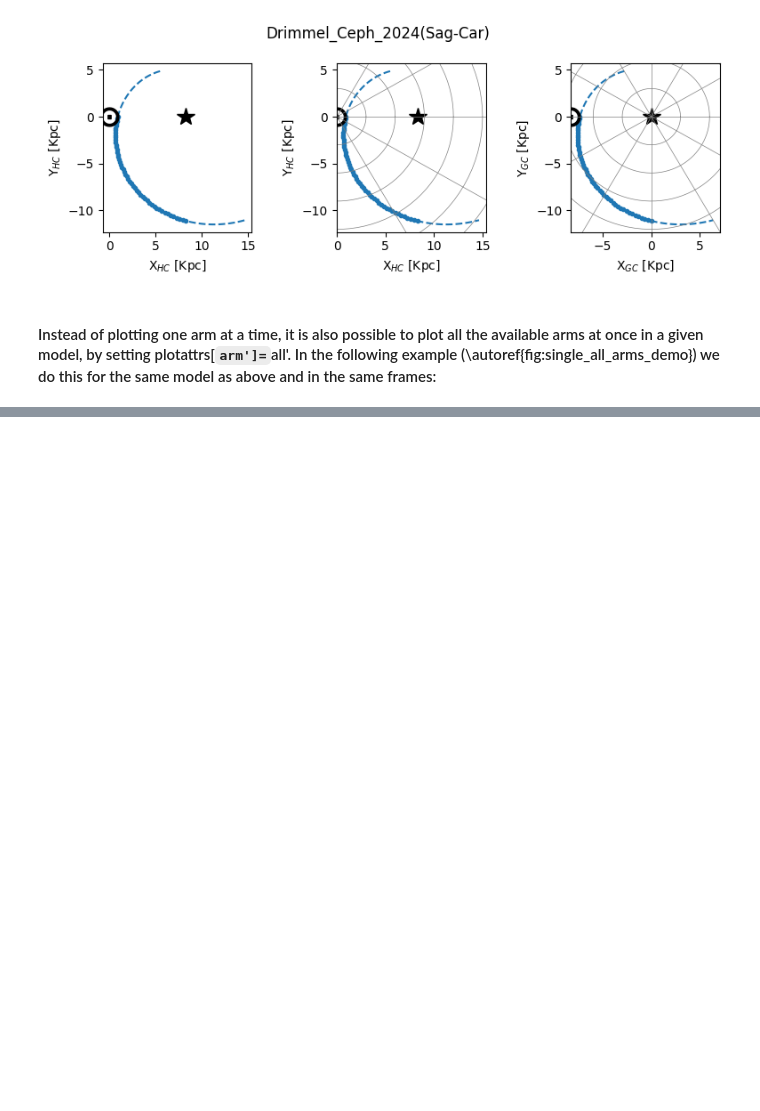
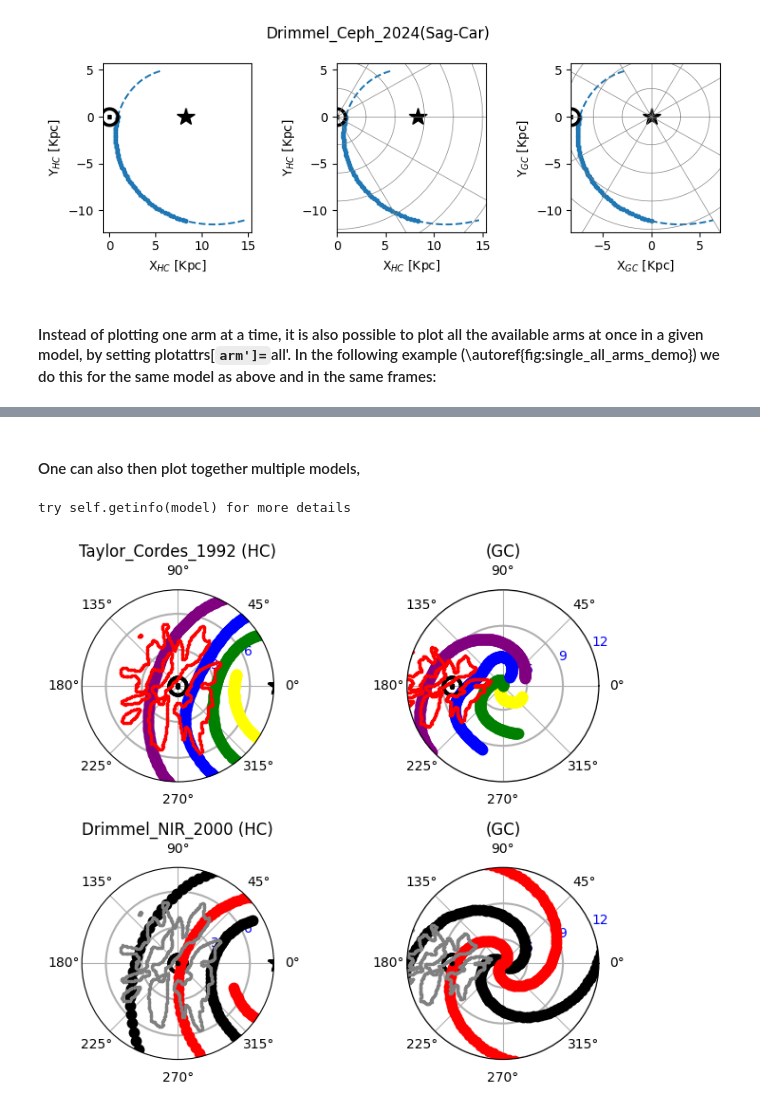
Before and after one commit to Abhaypru/SpiralMap, a Jupyter notebook: demo_spiralmap.ipynb, the cells around one changed output, grey strips where cells are left out. Saved outputs shown, nothing was run; the diff lists cells and outputs as text; code cells hidden in the pictures; blank space fills up the shorter version.

```diff
--- a/demo_spiralmap.ipynb
+++ b/demo_spiralmap.ipynb
@@ -283,0 +281,56 @@ try self.getinfo(model) for more details
+# %% [markdown]
+#### One can also then plot together multiple models,
+# %%
+## Plotting multiple models together
+Rsun=8.277
+spirals = sp.main_(Rsun=Rsun,print_=False)
+use_model = 'Taylor_Cordes_1992'
+use_arm = 'all'
+use_model2 = 'Poggio_cont_2021'
+
+
+plt.close('all')
+fig = plt.figure(figsize=(7.,6.))
+#
+ax = plt.subplot(221, projection='polar')
+plotattrs = {'plot':True,'coordsys':'HC','markersize':15,'markSunGC':True,'polarproj':True}
+spirals.readout(plotattrs,model=use_model,arm=use_arm)
+plotattrs = {'plot':True,'coordsys':'HC','markersize':3,'polarproj':True,'armcolour':'red'}
+spirals.readout(plotattrs,model=use_model2,arm='all')
+polar_style(ax,title=use_model+' (HC)')
+ax.set_ylim([0.,8])
+
+#
+ax = plt.subplot(222, projection='polar')
+plotattrs = {'plot':True,'coordsys':'GC','markersize':15,'markSunGC':True,'polarproj':True}
+spirals.readout(plotattrs,model=use_model,arm=use_arm)
+plotattrs = {'plot':True,'coordsys':'GC','markersize':3,'polarproj':True,'armcolour':'red'}
+spirals.readout(plotattrs,model=use_model2,arm='all')
+polar_style(ax,title='(GC)')
+ax.set_ylim([4.,12])
+
+#
+use_model = 'Drimmel_NIR_2000'
+use_arm = 'all'
+use_model2 = 'Poggio_cont_2021'
+ax = plt.subplot(223, projection='polar')
+plotattrs = {'plot':True,'coordsys':'HC','markersize':15,'markSunGC':True,'polarproj':True}
+spirals.readout(plotattrs,model=use_model,arm=use_arm)
+plotattrs = {'plot':True,'coordsys':'HC','markersize':3,'polarproj':True,'armcolour':'grey'}
+spirals.readout(plotattrs,model=use_model2,arm='all')
+
+polar_style(ax,title=use_model+' (HC)')
+ax.set_ylim([0.,8])
+
+#
+ax = plt.subplot(224, projection='polar')
+plotattrs = {'plot':True,'coordsys':'GC','markersize':15,'markSunGC':True,'polarproj':True}
+spirals.readout(plotattrs,model=use_model,arm=use_arm)
+plotattrs = {'plot':True,'coordsys':'GC','markersize':3,'polarproj':True,'armcolour':'grey'}
+spirals.readout(plotattrs,model=use_model2,arm='all')
+polar_style(ax,title='(GC)')
+ax.set_ylim([4.,12])
+plt.tight_layout()
+# %% [output]
+try self.getinfo(model) for more details
+[figure, added]
```
Also changed, not shown: parts of 6 cells of this notebook, 2 other files.
